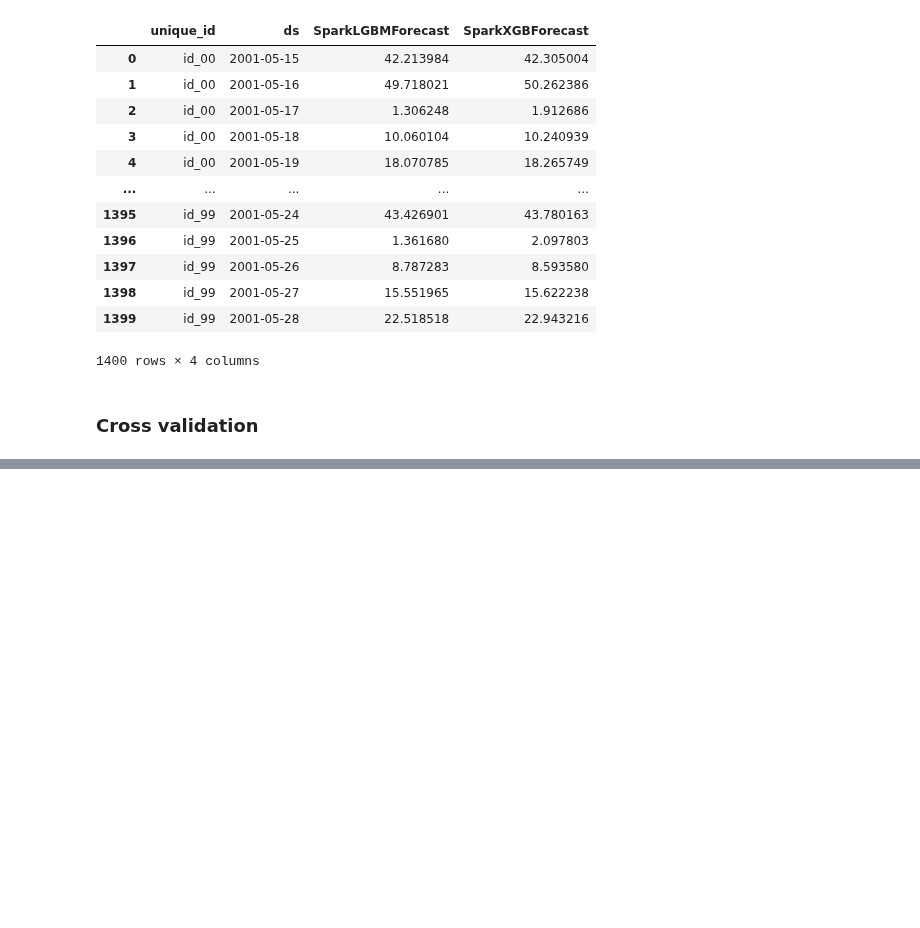
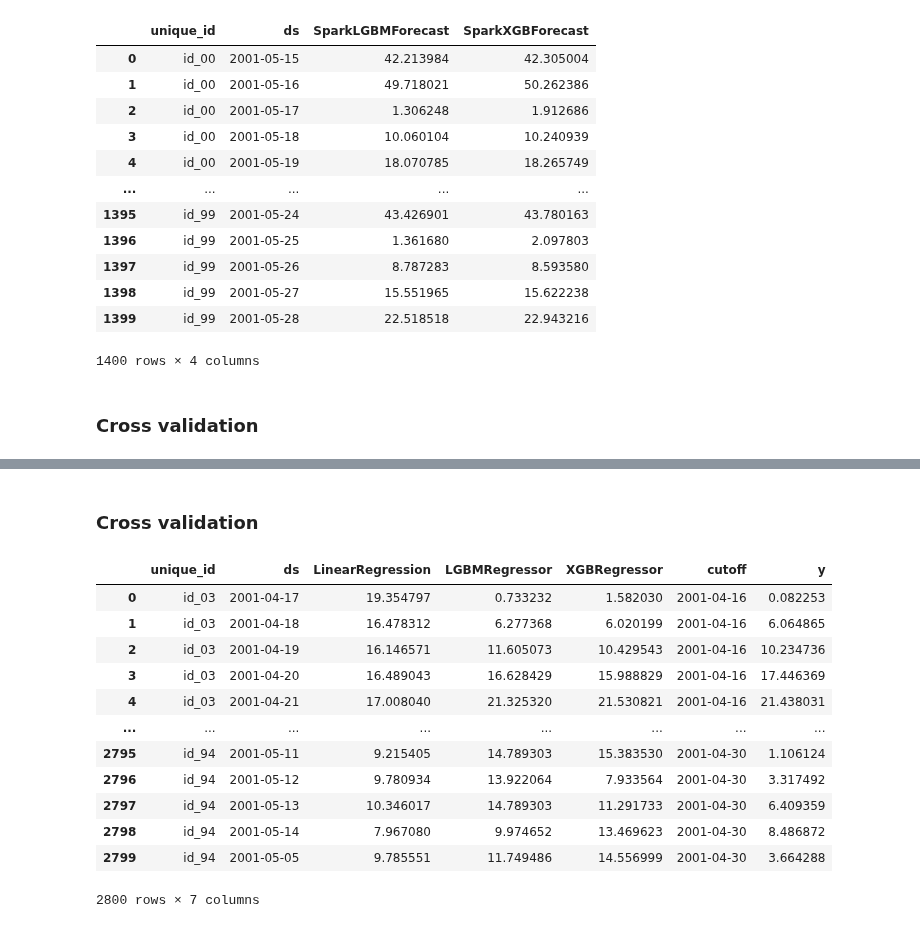
Before and after one commit to Nixtla/mlforecast, a Jupyter notebook: nbs/distributed.forecast.ipynb, the cells around one changed output, grey strips where cells are left out. Cells and saved outputs as stored; diff of their text form; code cells hidden in the pictures; blank space fills up the shorter version.

```diff
--- a/nbs/distributed.forecast.ipynb
+++ b/nbs/distributed.forecast.ipynb
@@ -1158,0 +1192,6 @@ cv_res
+# %%
+series = generate_daily_series(100, n_static_features=2, equal_ends=True, static_as_categorical=False)
+series = series.reset_index()
+# we need noncategory unique_id
+series['unique_id'] = series['unique_id'].astype(str)
+ray_series = ray.data.from_pandas(series).repartition(4)
@@ -1158,0 +1201,6 @@ cv_res
+# %%
+from sklearn.linear_model import LinearRegression
+from lightgbm import LGBMRegressor
+from xgboost import XGBRegressor
+
+models = [LinearRegression(), LGBMRegressor(), XGBRegressor()]
@@ -1158,0 +1209,18 @@ cv_res
+# %%
+%%capture
+fcst = DistributedMLForecast(
+    models,
+    freq='D',
+    lags=[1],
+    lag_transforms={
+        1: [expanding_mean]
+    },
+    date_features=['dayofweek'],
+)
+fcst.fit(
+    ray_series,
+    id_col='unique_id',
+    time_col='ds',
+    target_col='y',
+    static_features=['static_0', 'static_1'],
+)
@@ -1158,0 +1247,28 @@ cv_res
+# %% [markdown]
+### Cross validation
+# %%
+%%capture
+cv_res = fcst.cross_validation(
+    ray_series,
+    n_windows=2,
+    window_size=14,
+    id_col='unique_id',
+    time_col='ds',
+    target_col='y',
+).to_pandas()
+# %%
+cv_res
+# %% [output]
+|  | unique_id | ds | LinearRegression | LGBMRegressor | XGBRegressor | cutoff | y |
+| 0 | id_03 | 2001-04-17 | 19.354797 | 0.733232 | 1.582030 | 2001-04-16 | 0.082253 |
+| 1 | id_03 | 2001-04-18 | 16.478312 | 6.277368 | 6.020199 | 2001-04-16 | 6.064865 |
+| 2 | id_03 | 2001-04-19 | 16.146571 | 11.605073 | 10.429543 | 2001-04-16 | 10.234736 |
+| 3 | id_03 | 2001-04-20 | 16.489043 | 16.628429 | 15.988829 | 2001-04-16 | 17.446369 |
+| 4 | id_03 | 2001-04-21 | 17.008040 | 21.325320 | 21.530821 | 2001-04-16 | 21.438031 |
+| ... | ... | ... | ... | ... | ... | ... | ... |
+| 2795 | id_94 | 2001-05-11 | 9.215405 | 14.789303 | 15.383530 | 2001-04-30 | 1.106124 |
+| 2796 | id_94 | 2001-05-12 | 9.780934 | 13.922064 | 7.933564 | 2001-04-30 | 3.317492 |
+| 2797 | id_94 | 2001-05-13 | 10.346017 | 14.789303 | 11.291733 | 2001-04-30 | 6.409359 |
+| 2798 | id_94 | 2001-05-14 | 7.967080 | 9.974652 | 13.469623 | 2001-04-30 | 8.486872 |
+| 2799 | id_94 | 2001-05-05 | 9.785551 | 11.749486 | 14.556999 | 2001-04-30 | 3.664288 |
+2800 rows × 7 columns
```
Also changed, not shown: parts of 20 cells of this notebook, 2 other files.
